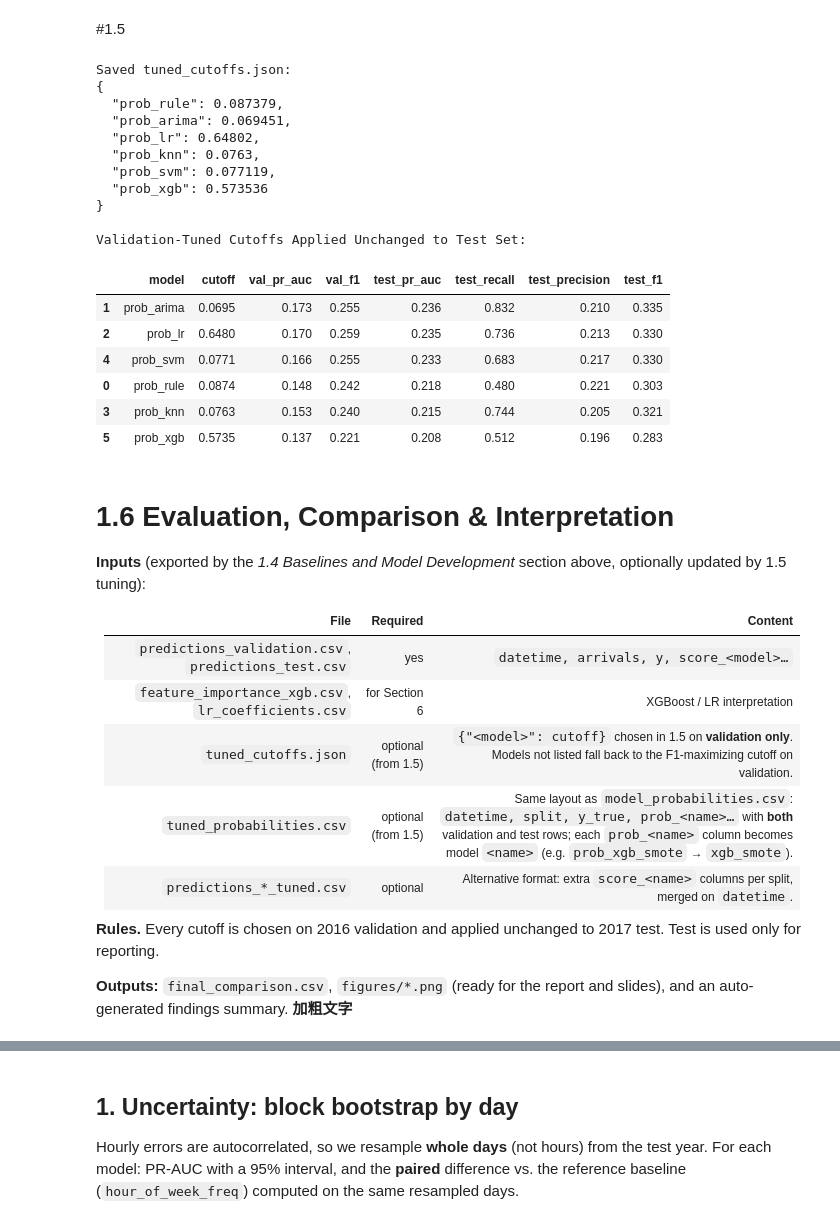
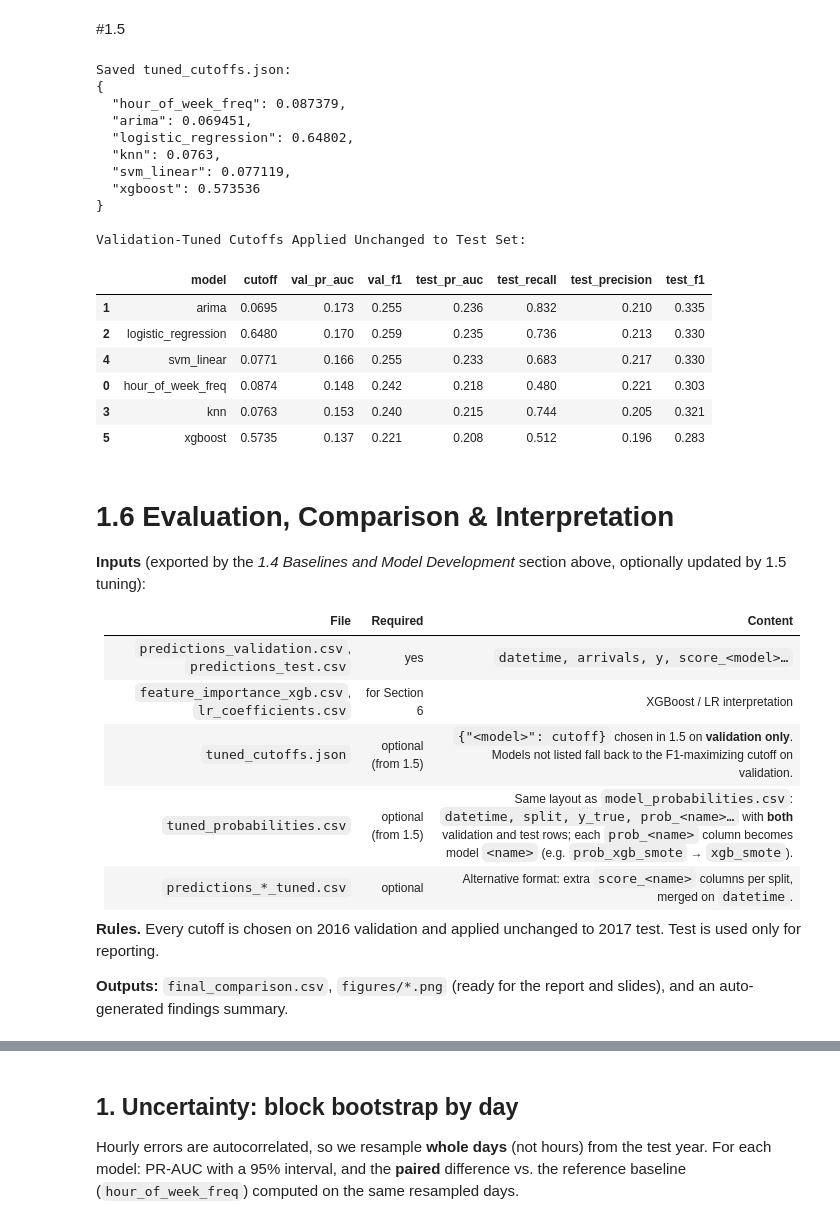
Before and after one commit to srijataduri/ED-High-Demand-Prediction, a Jupyter notebook: Threshold_Rule_XGBoost.ipynb, the cells around one changed output, grey strips where cells are left out. Cells and saved outputs as stored; diff of their text form; code cells hidden in the pictures.

```diff
--- a/Threshold_Rule_XGBoost.ipynb
+++ b/Threshold_Rule_XGBoost.ipynb
@@ -4063,6 +4390,15 @@ from sklearn.metrics import (
 probs = pd.read_csv("model_probabilities.csv", parse_dates=["datetime"])
 prob_cols = [c for c in probs.columns if c.startswith("prob_")]
 
+MODEL_NAME_MAP = {
+    "prob_rule": "hour_of_week_freq",
+    "prob_arima": "arima",
+    "prob_lr": "logistic_regression",
+    "prob_knn": "knn",
+    "prob_svm": "svm_linear",
+    "prob_xgb": "xgboost",
+}
+
 # Strictly isolate validation and test splits
 val_df = probs[probs["split"] == "validation"].copy()
 test_df = probs[probs["split"] == "test"].copy()
@@ -4078,64 +4414,68 @@ for col in prob_cols:
     val_scores = val_df[col].to_numpy()
     precisions, recalls, thresholds = precision_recall_curve(y_val, val_scores)
 
-    # precision_recall_curve returns n+1 precisions/recalls for n thresholds
     p = precisions[:-1]
     r = recalls[:-1]
 
-    # Maximize F1-score on validation set
-    f1_scores = np.where((p + r) > 0, 2 * (p * r) / (p + r), 0.0)
+    denom = p + r
+    f1_scores = np.zeros_like(denom, dtype=float)
+
+    np.divide(
+      2 * p * r,
+      denom,
+      out=f1_scores,
+      where=denom > 0
+    )
     best_idx = int(np.argmax(f1_scores))
     best_cutoff = float(thresholds[best_idx])
 
-    # Store using both the column name (e.g., "prob_xgb") and short model key ("xgb")
-    # so downstream evaluation scripts match regardless of key convention
-    tuned_cutoffs[col] = round(best_cutoff, 6)
+    model_name = MODEL_NAME_MAP[col]
+    tuned_cutoffs[model_name] = round(best_cutoff, 6)
 
-    # Evaluate locked cutoff on validation & unchanged on test
     val_pred = (val_scores >= best_cutoff).astype(int)
     test_scores = test_df[col].to_numpy()
     test_pred = (test_scores >= best_cutoff).astype(int)
 
     tuning_summary.append({
-        "model": col,
+        "model": model_name,
         "cutoff": round(best_cutoff, 4),
         "val_pr_auc": round(average_precision_score(y_val, val_scores), 3),
         "val_f1": round(f1_score(y_val, val_pred, zero_division=0), 3),
         "test_pr_auc": round(average_precision_score(y_test, test_scores), 3),
         "test_recall": round(recall_score(y_test, test_pred, zero_division=0), 3),
         "test_precision": round(precision_score(y_test, test_pred, zero_division=0), 3),
         "test_f1": round(f1_score(y_test, test_pred, zero_division=0), 3),
     })
 
 # 3. Export tuned_cutoffs.json for Section 1.6
 with open("tuned_cutoffs.json", "w") as f:
     json.dump(tuned_cutoffs, f, indent=2)
 
 print("Saved tuned_cutoffs.json:")
 print(json.dumps(tuned_cutoffs, indent=2))
 
 print("\nValidation-Tuned Cutoffs Applied Unchanged to Test Set:")
 summary_df = pd.DataFrame(tuning_summary).sort_values("test_pr_auc", ascending=False)
 display(summary_df)
 # %% [output]
 Saved tuned_cutoffs.json:
 {
-  "prob_rule": 0.087379,
-  "prob_arima": 0.069451,
-  "prob_lr": 0.64802,
-  "prob_knn": 0.0763,
-  "prob_svm": 0.077119,
-  "prob_xgb": 0.573536
+  "hour_of_week_freq": 0.087379,
+  "arima": 0.069451,
+  "logistic_regression": 0.64802,
+  "knn": 0.0763,
+  "svm_linear": 0.077119,
+  "xgboost": 0.573536
 }
 
 Validation-Tuned Cutoffs Applied Unchanged to Test Set:
 |  | model | cutoff | val_pr_auc | val_f1 | test_pr_auc | test_recall | test_precision | test_f1 |
-| 1 | prob_arima | 0.0695 | 0.173 | 0.255 | 0.236 | 0.832 | 0.210 | 0.335 |
-| 2 | prob_lr | 0.6480 | 0.170 | 0.259 | 0.235 | 0.736 | 0.213 | 0.330 |
-| 4 | prob_svm | 0.0771 | 0.166 | 0.255 | 0.233 | 0.683 | 0.217 | 0.330 |
-| 0 | prob_rule | 0.0874 | 0.148 | 0.242 | 0.218 | 0.480 | 0.221 | 0.303 |
-| 3 | prob_knn | 0.0763 | 0.153 | 0.240 | 0.215 | 0.744 | 0.205 | 0.321 |
-| 5 | prob_xgb | 0.5735 | 0.137 | 0.221 | 0.208 | 0.512 | 0.196 | 0.283 |
+| 1 | arima | 0.0695 | 0.173 | 0.255 | 0.236 | 0.832 | 0.210 | 0.335 |
+| 2 | logistic_regression | 0.6480 | 0.170 | 0.259 | 0.235 | 0.736 | 0.213 | 0.330 |
+| 4 | svm_linear | 0.0771 | 0.166 | 0.255 | 0.233 | 0.683 | 0.217 | 0.330 |
+| 0 | hour_of_week_freq | 0.0874 | 0.148 | 0.242 | 0.218 | 0.480 | 0.221 | 0.303 |
+| 3 | knn | 0.0763 | 0.153 | 0.240 | 0.215 | 0.744 | 0.205 | 0.321 |
+| 5 | xgboost | 0.5735 | 0.137 | 0.221 | 0.208 | 0.512 | 0.196 | 0.283 |
 # %% [markdown]
 # 1.6 Evaluation, Comparison & Interpretation
 **Inputs** (exported by the *1.4 Baselines and Model Development* section above, optionally updated by 1.5 tuning):
@@ -4152,5 +4492,4 @@ Validation-Tuned Cutoffs Applied Unchanged to Test Set:
 **Rules.** Every cutoff is chosen on 2016 validation and applied unchanged to 2017 test. Test is used only for reporting.
 
 **Outputs:** `final_comparison.csv`, `figures/*.png` (ready for the report and slides), and an auto-generated findings summary.
-**加粗文字**
 # %%
```
Also changed, not shown: parts of 16 cells of this notebook.
